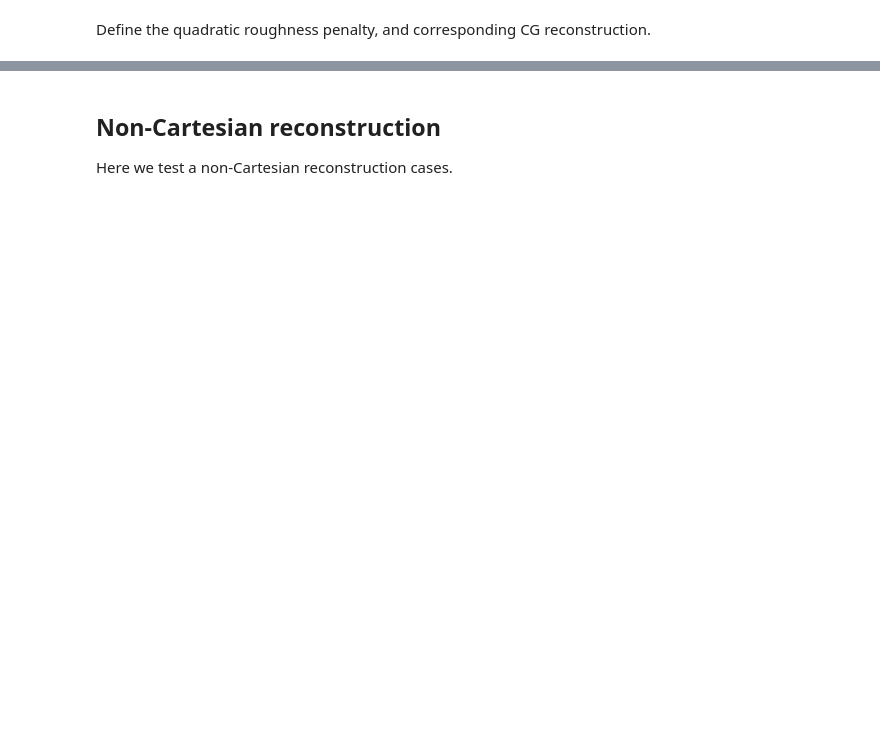
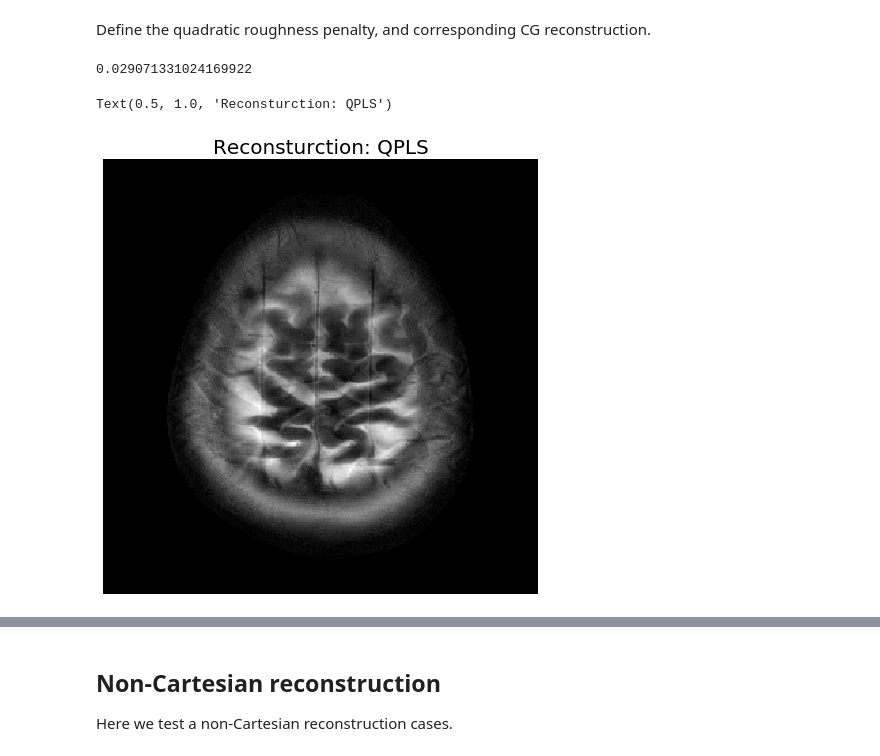
Before and after one commit to guanhuaw/MIRTorch, a Jupyter notebook: examples/demo_mri.ipynb, the cells around one changed output, grey strips where cells are left out. Drawn from its saved outputs; the diff is of its cells as text; code cells hidden in the pictures; blank space fills up the shorter version.

```diff
--- a/examples/demo_mri.ipynb
+++ b/examples/demo_mri.ipynb
@@ -61,11 +99,18 @@ plt.title('zero-filled')
 Define the quadratic roughness penalty, and corresponding CG reconstruction.
 # %%
 T = Diff2dframe(Sop.size_in)
-CG_tik = CG(Sop.H*Sop+0.01*T, max_iter = 40, tol=1e-2, alert = False)
+CG_tik = CG(Sop.H*Sop+0.001*T, max_iter = 20, tol=1e-2, alert = False)
 # %%
 # I0 is both the initialization, and the b in Ax = b.
+start = time.time()
 I_tik = CG_tik.run(I0, I0)
-plt.figure(figsize=(20,10))
-plt.imshow(torch.abs(I_tik).cpu().data.numpy())
-plt.colorbar()
-plt.title('Recovered')
+print(time.time()-start)
+plt.figure(figsize=(8,8))
+plt.imshow(torch.flip(torch.abs(I_tik[0,0,:,:]),[0,1]).cpu().data.numpy(), cmap = 'gray')
+# plt.colorbar()
+plt.axis('off')
+plt.title('Reconsturction: QPLS',size = 20)
+# %% [output]
+0.029071331024169922
+Text(0.5, 1.0, 'Reconsturction: QPLS')
+[figure, added]
```
Also changed, not shown: parts of 19 cells of this notebook, 37 other files.
